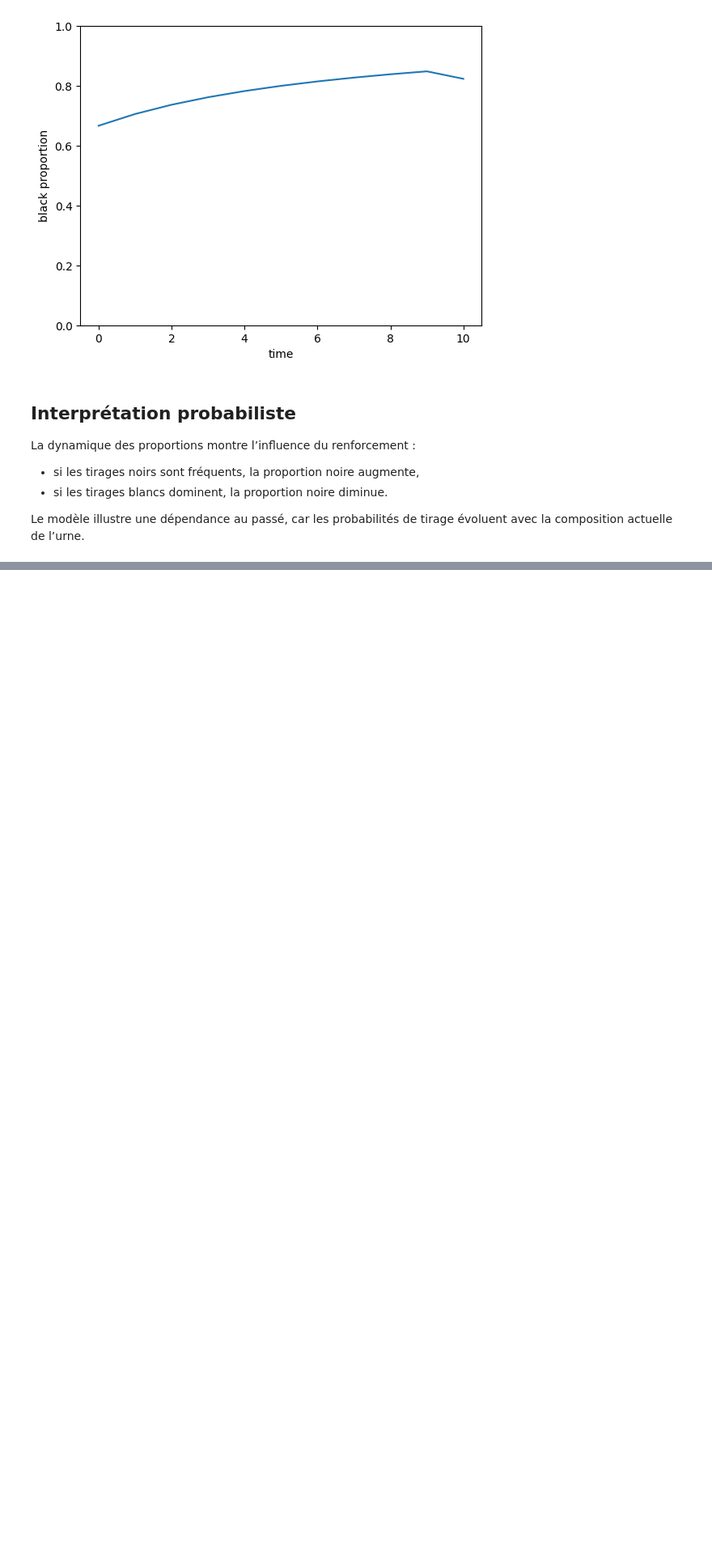
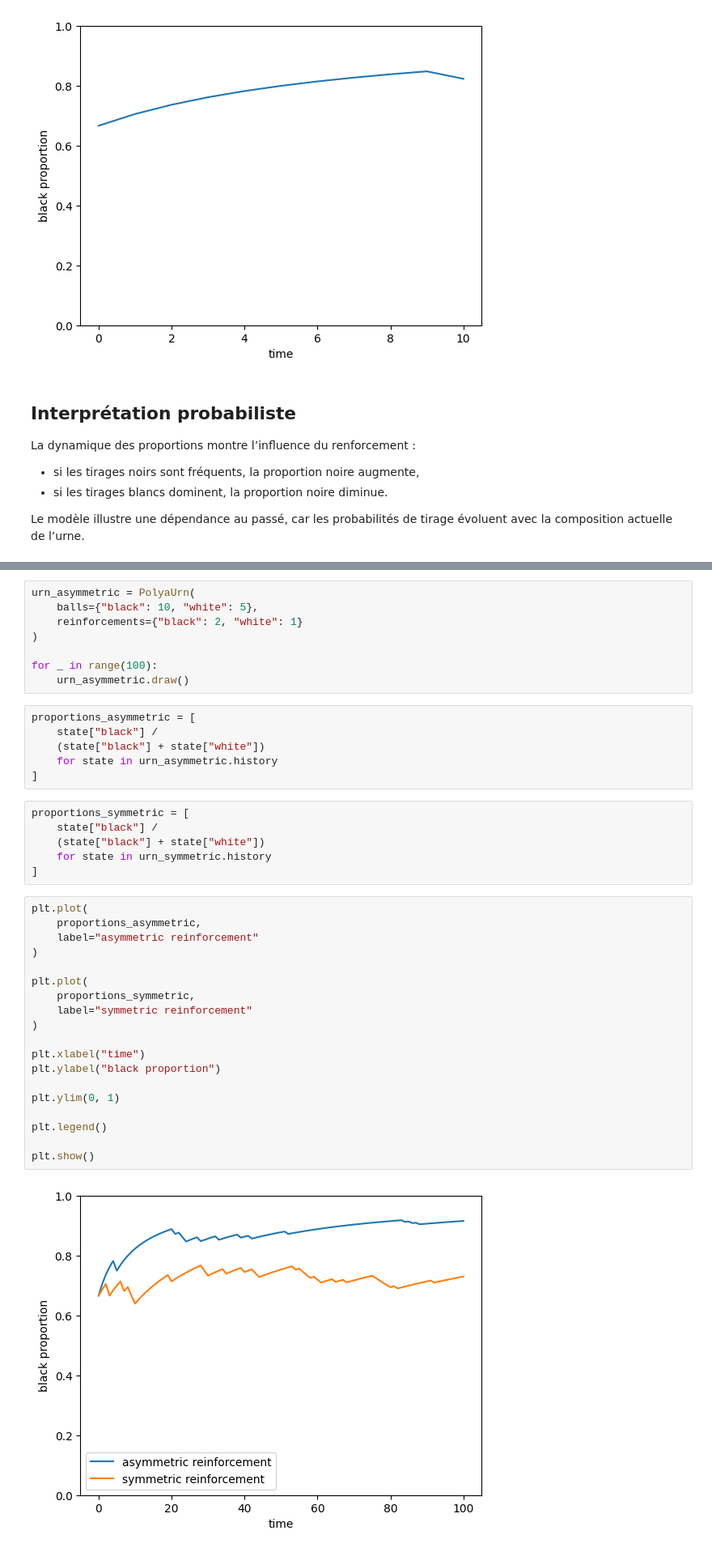
Before and after one commit to lolipop913/TER_Polya, a Jupyter notebook: notebooks/01_basic_simulations.ipynb, the cells around one changed output, grey strips where cells are left out. Shown at 81% size. Saved outputs shown, nothing was run; the diff lists cells and outputs as text; blank space fills up the shorter version.

```diff
--- a/notebooks/01_basic_simulations.ipynb
+++ b/notebooks/01_basic_simulations.ipynb
@@ -137,0 +159,41 @@ Le modèle illustre une dépendance au passé, car les probabilités de tirage
+# %%
+urn_asymmetric = PolyaUrn(
+    balls={"black": 10, "white": 5},
+    reinforcements={"black": 2, "white": 1}
+)
+
+for _ in range(100):
+    urn_asymmetric.draw()
+# %%
+proportions_asymmetric = [
+    state["black"] /
+    (state["black"] + state["white"])
+    for state in urn_asymmetric.history
+]
+# %%
+proportions_symmetric = [
+    state["black"] /
+    (state["black"] + state["white"])
+    for state in urn_symmetric.history
+]
+# %%
+plt.plot(
+    proportions_asymmetric,
+    label="asymmetric reinforcement"
+)
+
+plt.plot(
+    proportions_symmetric,
+    label="symmetric reinforcement"
+)
+
+plt.xlabel("time")
+plt.ylabel("black proportion")
+
+plt.ylim(0, 1)
+
+plt.legend()
+
+plt.show()
+# %% [output]
+[figure, added]
```
Also changed, not shown: parts of 5 cells of this notebook.
